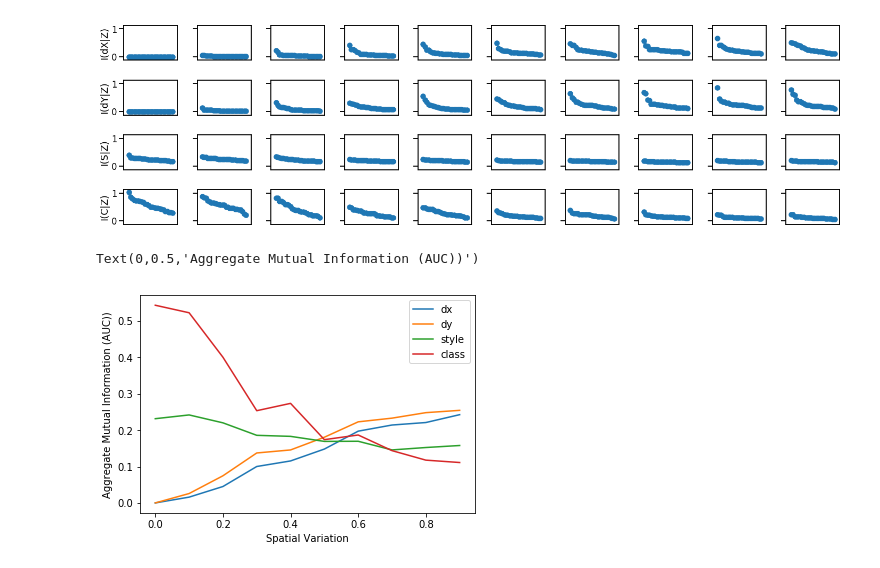
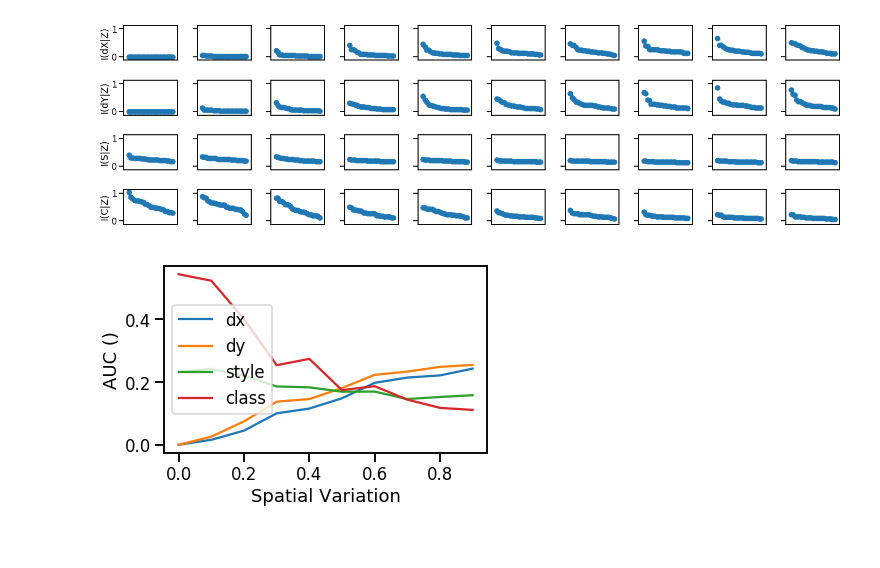
Before and after one commit to elijahc/vae, a Jupyter notebook: notebooks/info_theory_metrics.ipynb, the cells around one changed output. Saved outputs shown, nothing was run; the diff lists cells and outputs as text; code cells hidden in the pictures; blank space fills up the shorter version.

```diff
--- a/notebooks/info_theory_metrics.ipynb
+++ b/notebooks/info_theory_metrics.ipynb
@@ -91,3 +93,17 @@ z_dy_I = [rr.mutual_info(rr.dy) for rr in result_set]
 z_iso_I = [rr.mutual_info(rr.iso(feat_range=50)) for rr in result_set]
 # %%
 z_class_I = [rr.mutual_info(rr.class_id) for rr in result_set]
+# %%
+z_I_df = [pd.DataFrame.from_records({'dx':x,'dy':y,'style':i,'class':c}) for x,y,i,c in zip(z_dx_I,z_dy_I,z_iso_I,z_class_I)]
+# %%
+fig,axs = plt.subplots(2,10,figsize=(20,4),sharey=True,sharex=True)
+# ax.set_ylim(-0.1,0.8)
+# ax.set_xlim(-0.1,0.8)
+df = z_I_df[6]
+points = []
+for df,i in zip(z_I_df,np.arange(10)):
+    pts_0 = axs[0,i].scatter(df['dx'],df['dy'],c=df['class'],cmap='viridis')
+    pts_1 = axs[1,i].scatter(df['dx'],df['dy'],c=df['style'])
+
+# plt.colorbar(points[0])
+# sns.scatterplot(x='dx',y='dy',hue='class',data=z_I_df[5],palette='plasma',legend=False)
@@ -127,11 +161,12 @@ plt.savefig('../figures/2019-01-28/unit_shanon_waterfall.png')
 # %%
 plt.plot(tx_vals,[auc(np.arange(25)/25.0,z_dx_I[i]) for i in np.arange(10)])
 plt.plot(tx_vals,[auc(np.arange(25)/25.0,z_dy_I[i]) for i in np.arange(10)])
 plt.plot(tx_vals,[auc(np.arange(25)/25.0,z_iso_I[i]) for i in np.arange(10)])
 plt.plot(tx_vals,[auc(np.arange(25)/25.0,z_class_I[i]) for i in np.arange(10)])
 plt.legend(['dx','dy','style','class'])
 plt.xlabel('Spatial Variation')
-plt.ylabel('Aggregate Mutual Information (AUC))')
+plt.ylabel('AUC ()')
+plt.tight_layout()
+plt.savefig('../figures/2019-01-28/shannon_auc_vs_spatial_variation.png')
 # %% [output]
-Text(0,0.5,'Aggregate Mutual Information (AUC))')
-[figure, old version]
+[figure, new version]
```
Also changed, not shown: parts of 5 cells of this notebook, 16 other files.
